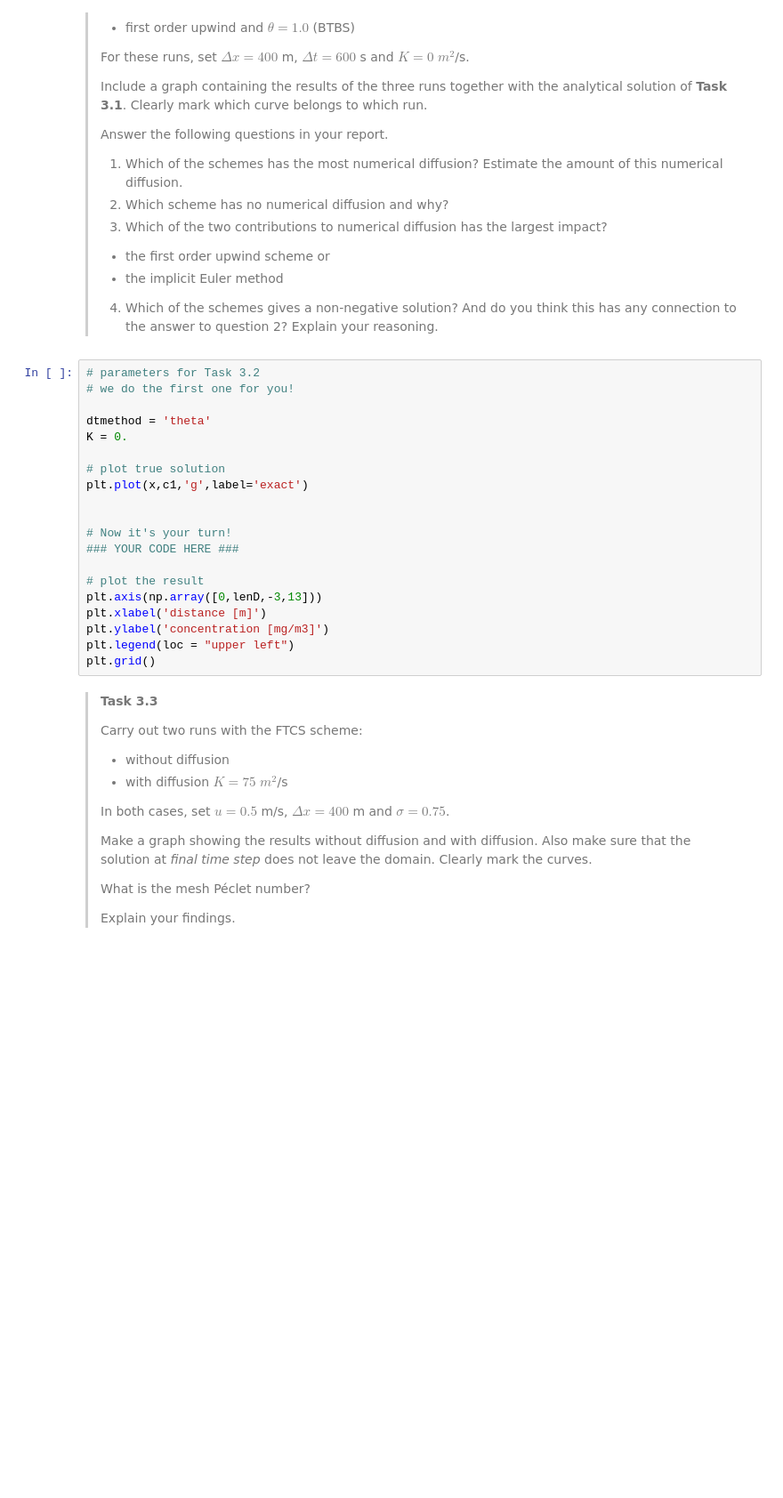
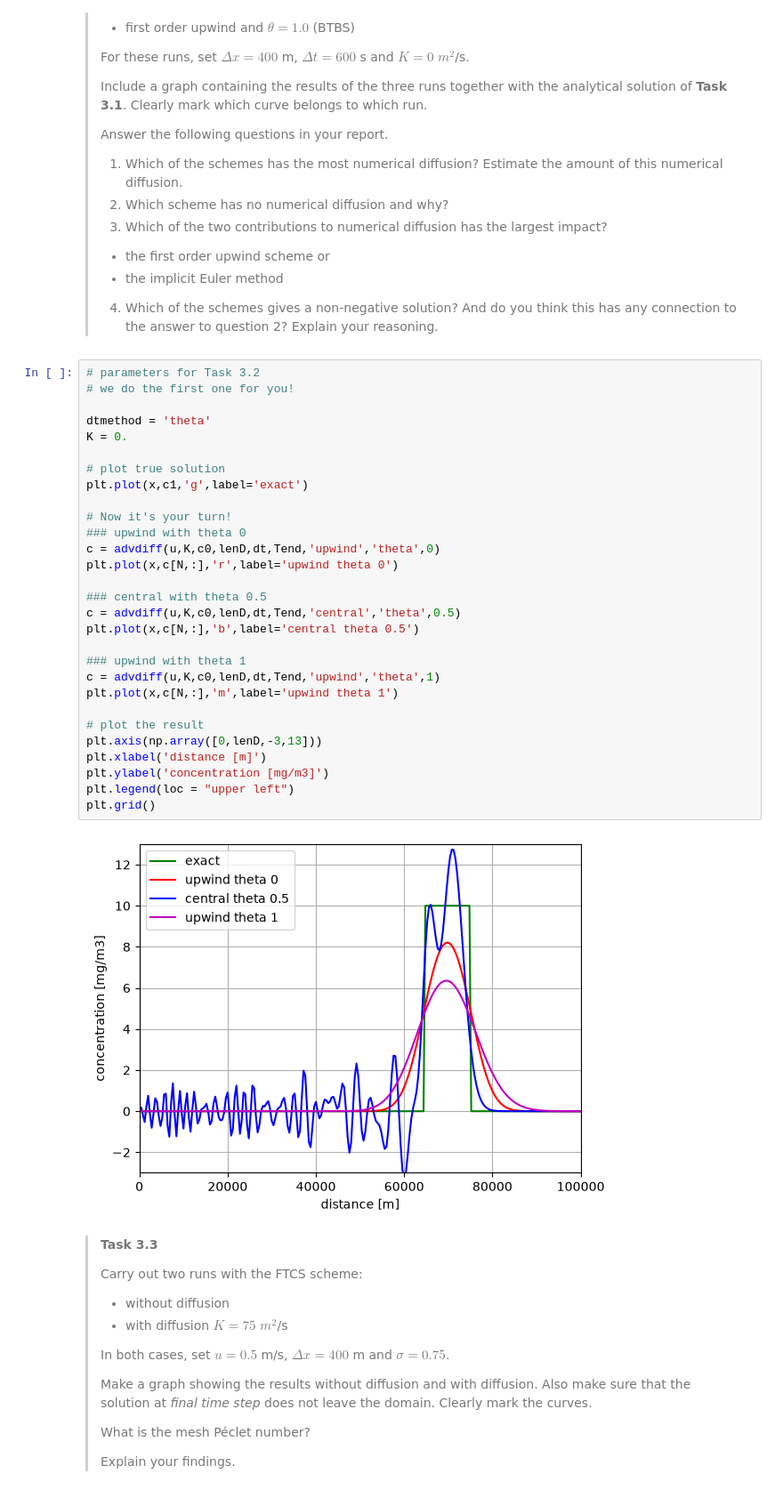
Before and after one commit to lsdegeus/GA2.1, a Jupyter notebook: grp09.ipynb, the cells around one changed output. Shown at 89% size. Cells and saved outputs as stored; diff of their text form; blank space fills up the shorter version.

```diff
--- a/grp09.ipynb
+++ b/grp09.ipynb
@@ -324,23 +332,34 @@ plt.grid()
 # %%
 # parameters for Task 3.2
 # we do the first one for you!
 
 dtmethod = 'theta'
 K = 0.
 
 # plot true solution
 plt.plot(x,c1,'g',label='exact')
 
+# Now it's your turn!
+### upwind with theta 0
+c = advdiff(u,K,c0,lenD,dt,Tend,'upwind','theta',0)
+plt.plot(x,c[N,:],'r',label='upwind theta 0')
 
-# Now it's your turn!
-### YOUR CODE HERE ###
+### central with theta 0.5
+c = advdiff(u,K,c0,lenD,dt,Tend,'central','theta',0.5)
+plt.plot(x,c[N,:],'b',label='central theta 0.5')
+
+### upwind with theta 1
+c = advdiff(u,K,c0,lenD,dt,Tend,'upwind','theta',1)
+plt.plot(x,c[N,:],'m',label='upwind theta 1')
 
 # plot the result
 plt.axis(np.array([0,lenD,-3,13]))
 plt.xlabel('distance [m]')
 plt.ylabel('concentration [mg/m3]')
 plt.legend(loc = "upper left")
 plt.grid()
+# %% [output]
+[figure, added]
 # %% [markdown]
 >**Task 3.3**
 >
```
Also changed, not shown: parts of 7 cells of this notebook.
